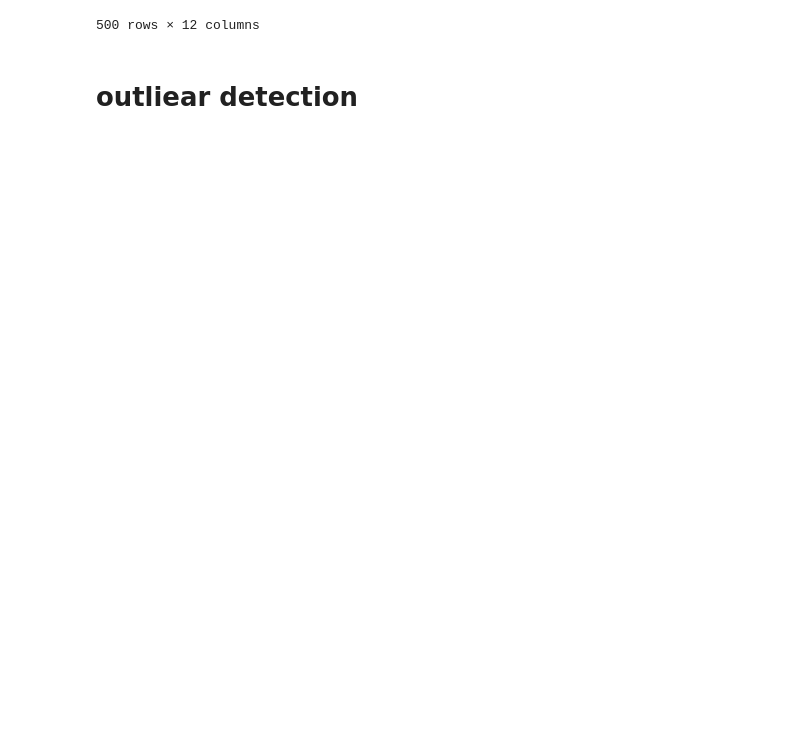
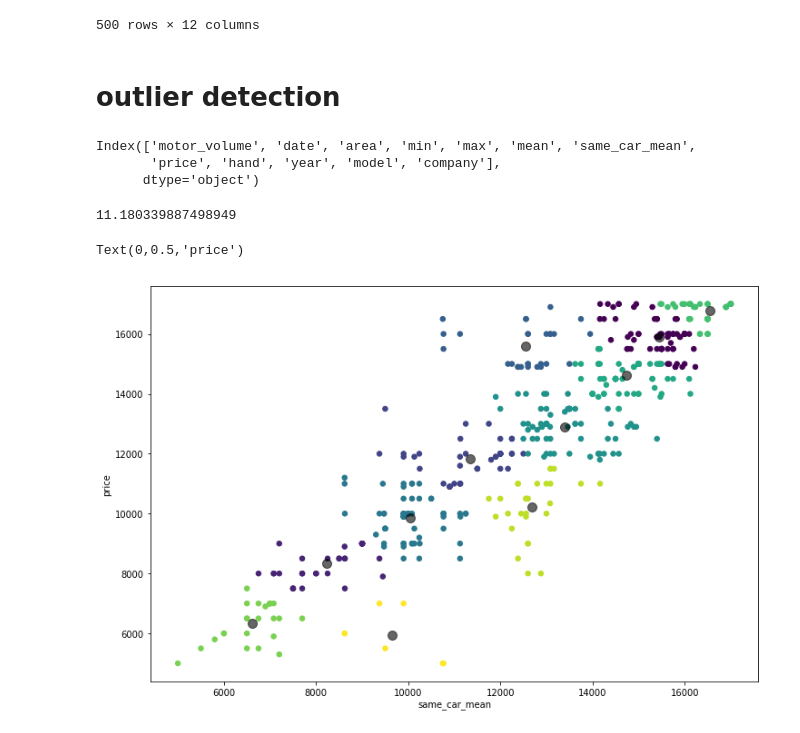
Before and after one commit to davidit17/find-price-outliers-of-2nd-hand-car, a Jupyter notebook: buy 2nd hand car.ipynb, the cells around one changed output. Drawn from its saved outputs; the diff is of its cells as text; code cells hidden in the pictures; blank space fills up the shorter version.

```diff
--- a/buy 2nd hand car.ipynb
+++ b/buy 2nd hand car.ipynb
@@ -168,4 +168,10 @@ models_list = ['פוקוס', 'בראבו', 'לנסר', 'פונטו', 'אבאו',
 
 #cars = cars[(cars['company'].isin(company_list)) & (cars['model'].isin(models_list) )]
 # %% [markdown]
-# outliear detection
+# outlier detection
+# %%
+cars.columns
+# %% [output]
+Index(['motor_volume', 'date', 'area', 'min', 'max', 'mean', 'same_car_mean',
+       'price', 'hand', 'year', 'model', 'company'],
+      dtype='object')
@@ -171,0 +181,20 @@ models_list = ['פוקוס', 'בראבו', 'לנסר', 'פונטו', 'אבאו',
+# %%
+(len(df)**0.5)/2
+# %% [output]
+11.180339887498949
+# %%
+from sklearn.cluster import KMeans
+kmeans = KMeans(n_clusters=11)
+kmeans.fit(df)
+y_kmeans = kmeans.predict(df)
+# %%
+plt.figure(figsize=(12,8))
+plt.scatter(df.iloc[:,0], df.iloc[:,1], c=y_kmeans, s=30, cmap='viridis')
+
+centers = kmeans.cluster_centers_
+plt.scatter(centers[:, 0], centers[:, 1], c='black', s=100, alpha=0.6)
+plt.xlabel('same_car_mean')
+plt.ylabel('price')
+# %% [output]
+Text(0,0.5,'price')
+[figure, added]
```
Also changed, not shown: parts of 21 cells of this notebook.
